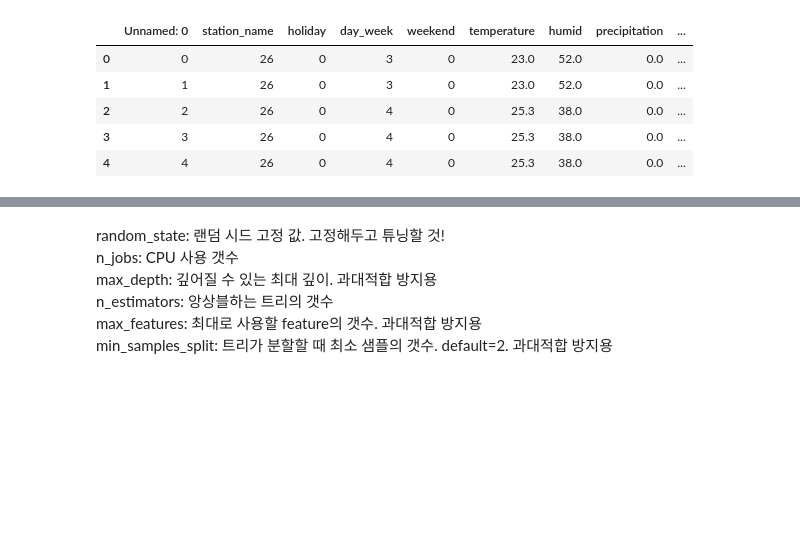
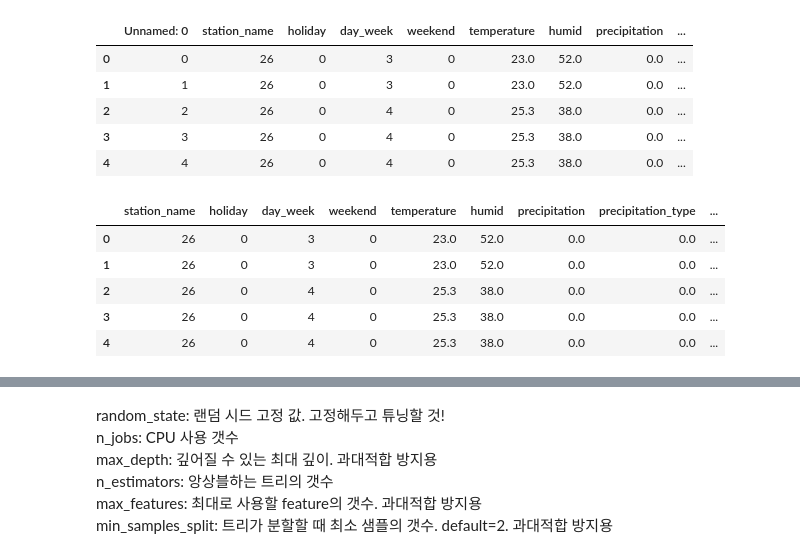
Before and after one commit to leo-h2/h2care-station, a Jupyter notebook: station_random_forest_tune_model_rev0_1.ipynb, the cells around one changed output, grey strips where cells are left out. Saved outputs shown, nothing was run; the diff lists cells and outputs as text; code cells hidden in the pictures; blank space fills up the shorter version.

```diff
--- a/station_random_forest_tune_model_rev0_1.ipynb
+++ b/station_random_forest_tune_model_rev0_1.ipynb
@@ -131,3 +134,26 @@ memory usage: 680.0+ KB
 | 2 | 2 | 26 | 0 | 4 | 0 | 25.3 | 38.0 | 0.0 | ... |
 | 3 | 3 | 26 | 0 | 4 | 0 | 25.3 | 38.0 | 0.0 | ... |
 | 4 | 4 | 26 | 0 | 4 | 0 | 25.3 | 38.0 | 0.0 | ... |
+# %%
+df_raw_data.columns
+
+# find columns name because of extration of feature list
+# Index(['Unnamed: 0', 'station_name', 'holiday', 'day_week', 'weekend',
+#        'temperature', 'humid', 'precipitation', 'precipitation_type', 'year',
+#        'month', 'day', 'hour', 'minute', 'total_car_num'],
+#       dtype='object')
+
+# feature list columns=
+df_columns = ['station_name', 'holiday', 'day_week', 'weekend',
+       'temperature', 'humid', 'precipitation', 'precipitation_type', 'year',
+       'month', 'day', 'hour', 'minute', 'total_car_num']
+
+df_feature_data = df_raw_data[df_columns]
+df_feature_data.head()
+# %% [output]
+|  | station_name | holiday | day_week | weekend | temperature | humid | precipitation | precipitation_type | ... |
+| 0 | 26 | 0 | 3 | 0 | 23.0 | 52.0 | 0.0 | 0.0 | ... |
+| 1 | 26 | 0 | 3 | 0 | 23.0 | 52.0 | 0.0 | 0.0 | ... |
+| 2 | 26 | 0 | 4 | 0 | 25.3 | 38.0 | 0.0 | 0.0 | ... |
+| 3 | 26 | 0 | 4 | 0 | 25.3 | 38.0 | 0.0 | 0.0 | ... |
+| 4 | 26 | 0 | 4 | 0 | 25.3 | 38.0 | 0.0 | 0.0 | ... |
```
Also changed, not shown: parts of 12 cells of this notebook.
